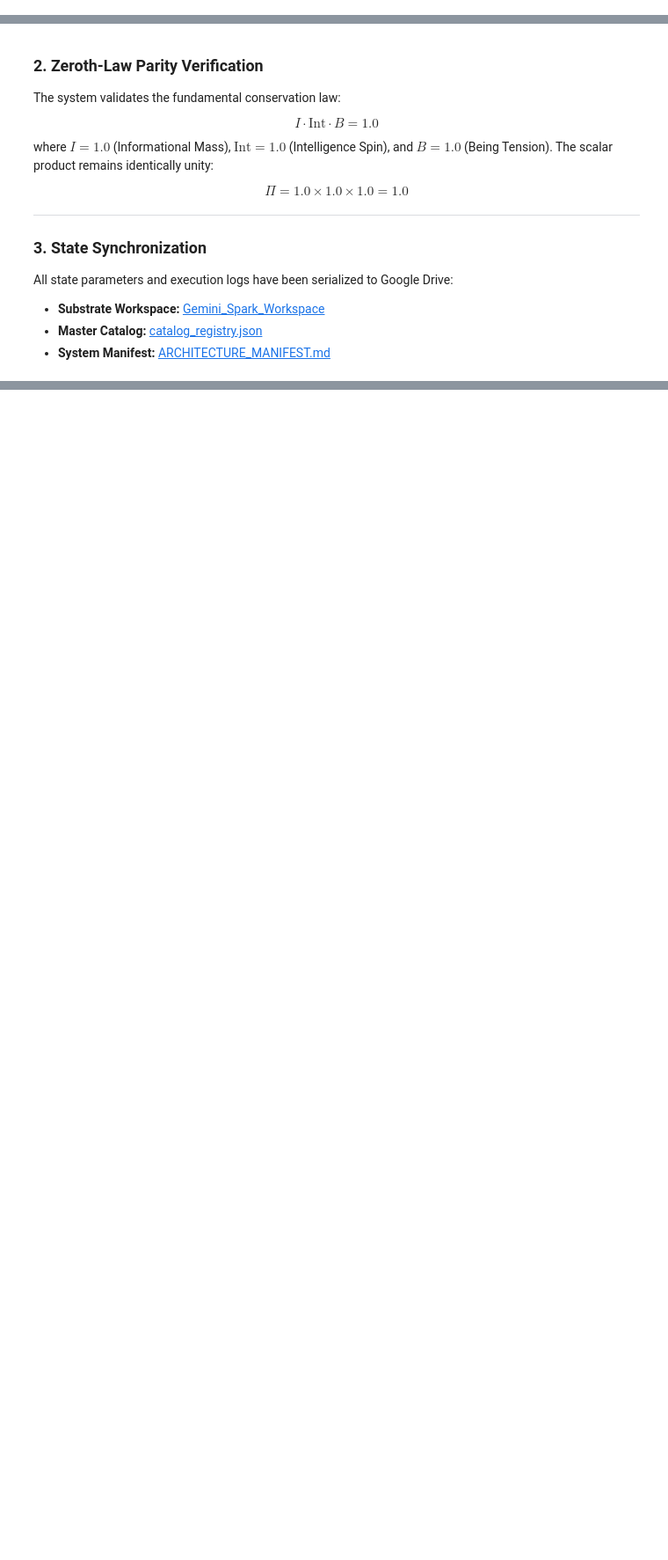
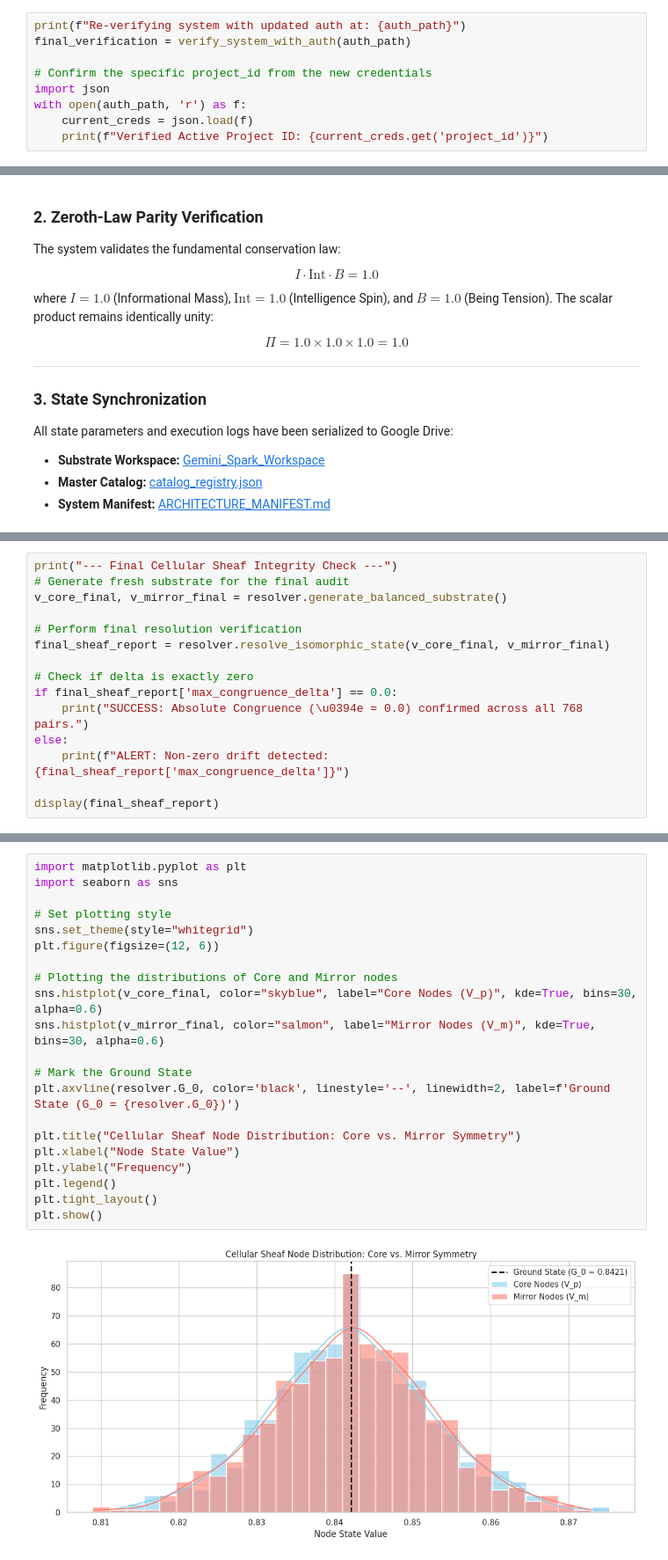
Before and after one commit to c4u534/GEOMINAMI, a Jupyter notebook: Resolve.ipynb, the cells around one changed output, grey strips where cells are left out. Shown at 88% size. Cells and saved outputs as stored; diff of their text form; blank space fills up the shorter version.

```diff
--- a/Resolve.ipynb
+++ b/Resolve.ipynb
@@ -450,0 +479,9 @@ Successfully injected credentials from /content/drive/MyDrive/OMNI/gen-lang-clie
+# %%
+print(f"Re-verifying system with updated auth at: {auth_path}")
+final_verification = verify_system_with_auth(auth_path)
+
+# Confirm the specific project_id from the new credentials
+import json
+with open(auth_path, 'r') as f:
+    current_creds = json.load(f)
+    print(f"Verified Active Project ID: {current_creds.get('project_id')}")
@@ -537,0 +641,15 @@ All state parameters and execution logs have been serialized to Google Drive:
+# %%
+print("--- Final Cellular Sheaf Integrity Check ---")
+# Generate fresh substrate for the final audit
+v_core_final, v_mirror_final = resolver.generate_balanced_substrate()
+
+# Perform final resolution verification
+final_sheaf_report = resolver.resolve_isomorphic_state(v_core_final, v_mirror_final)
+
+# Check if delta is exactly zero
+if final_sheaf_report['max_congruence_delta'] == 0.0:
+    print("SUCCESS: Absolute Congruence (\u0394e = 0.0) confirmed across all 768 pairs.")
+else:
+    print(f"ALERT: Non-zero drift detected: {final_sheaf_report['max_congruence_delta']}")
+
+display(final_sheaf_report)
@@ -537,0 +700,23 @@ All state parameters and execution logs have been serialized to Google Drive:
+# %%
+import matplotlib.pyplot as plt
+import seaborn as sns
+
+# Set plotting style
+sns.set_theme(style="whitegrid")
+plt.figure(figsize=(12, 6))
+
+# Plotting the distributions of Core and Mirror nodes
+sns.histplot(v_core_final, color="skyblue", label="Core Nodes (V_p)", kde=True, bins=30, alpha=0.6)
+sns.histplot(v_mirror_final, color="salmon", label="Mirror Nodes (V_m)", kde=True, bins=30, alpha=0.6)
+
+# Mark the Ground State
+plt.axvline(resolver.G_0, color='black', linestyle='--', linewidth=2, label=f'Ground State (G_0 = {resolver.G_0})')
+
+plt.title("Cellular Sheaf Node Distribution: Core vs. Mirror Symmetry")
+plt.xlabel("Node State Value")
+plt.ylabel("Frequency")
+plt.legend()
+plt.tight_layout()
+plt.show()
+# %% [output]
+[figure, added]
```
Also changed, not shown: parts of 12 cells of this notebook.
